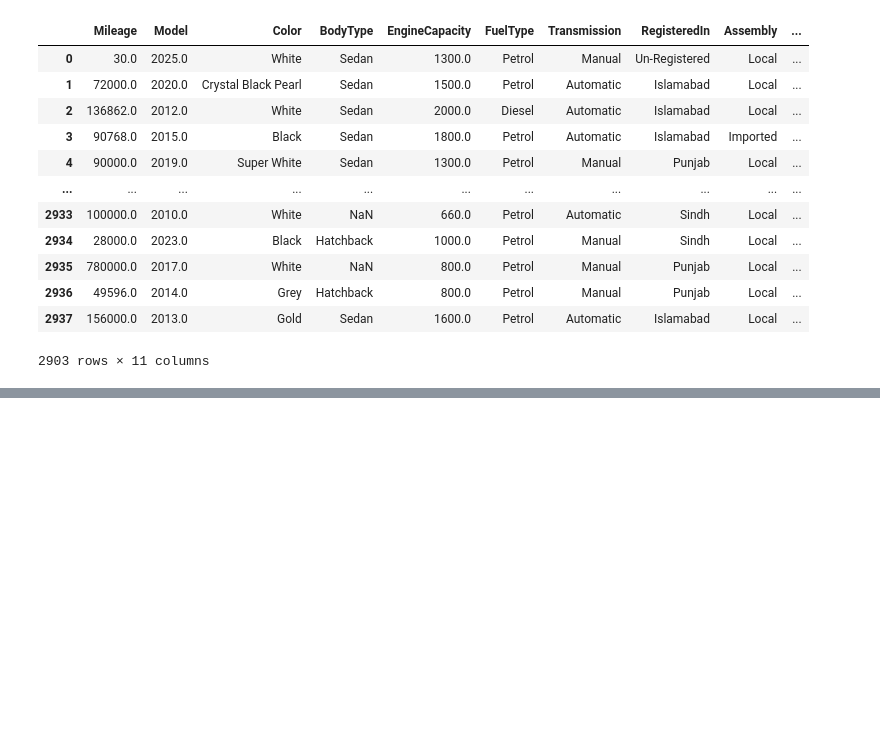
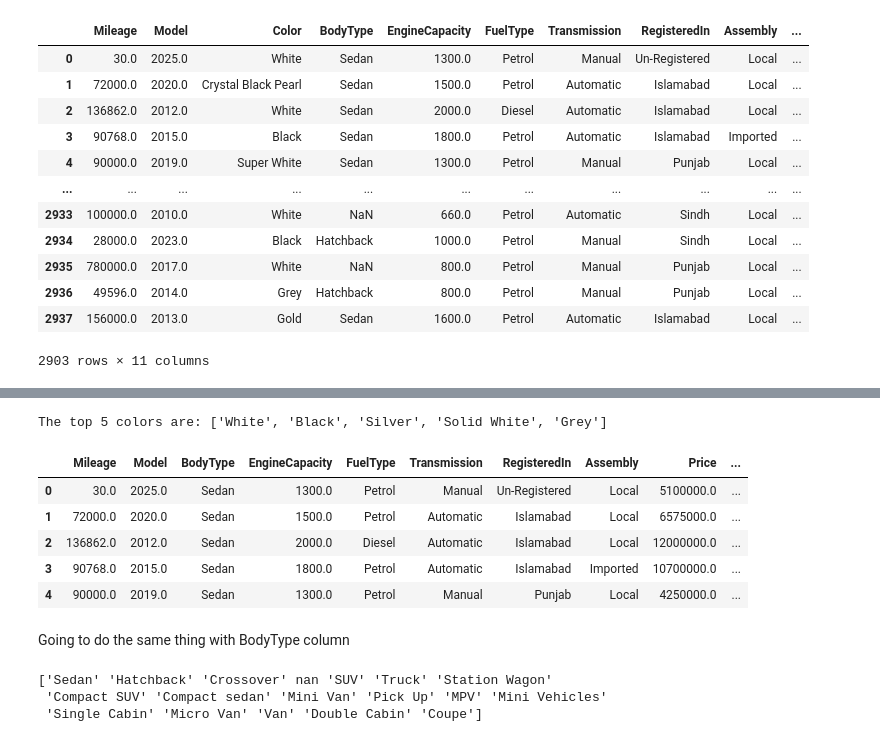
Before and after one commit to MujtabaAhmad21/pakistan-used-car-price-prediction, a Jupyter notebook: data-preprocessing.ipynb, the cells around one changed output, grey strips where cells are left out. Cells and saved outputs as stored; diff of their text form; code cells hidden in the pictures; blank space fills up the shorter version.

```diff
--- a/data-preprocessing.ipynb
+++ b/data-preprocessing.ipynb
@@ -145,0 +188,38 @@ df
+# %%
+top_5_colors = df['Color'].value_counts().head(5).index.tolist()
+
+print(f"The top 5 colors are: {top_5_colors}")
+# %% [output]
+The top 5 colors are: ['White', 'Black', 'Silver', 'Solid White', 'Grey']
+# %%
+# Create a new column for each of the top 5
+for color in top_5_colors:
+    df[f'Color_{color}'] = np.where(df['Color'] == color, 1, 0)
+
+# Create the 'Color_Other' column
+# np.where(condition, value_if_True, value_if_False)
+# Here, the condition is "is the car's color in our top 5 list?"
+# If True, it's NOT 'Other', so we put 0.
+# If False, it IS 'Other', so we put 1.
+df['Color_Other'] = np.where(df['Color'].isin(top_5_colors), 0, 1)
+# %%
+# Drop the original 'Color' column, as it's now been replaced
+df.drop('Color', axis=1, inplace=True)
+
+df.head()
+# %% [output]
+|  | Mileage | Model | BodyType | EngineCapacity | FuelType | Transmission | RegisteredIn | Assembly | Price | ... |
+| 0 | 30.0 | 2025.0 | Sedan | 1300.0 | Petrol | Manual | Un-Registered | Local | 5100000.0 | ... |
+| 1 | 72000.0 | 2020.0 | Sedan | 1500.0 | Petrol | Automatic | Islamabad | Local | 6575000.0 | ... |
+| 2 | 136862.0 | 2012.0 | Sedan | 2000.0 | Diesel | Automatic | Islamabad | Local | 12000000.0 | ... |
+| 3 | 90768.0 | 2015.0 | Sedan | 1800.0 | Petrol | Automatic | Islamabad | Imported | 10700000.0 | ... |
+| 4 | 90000.0 | 2019.0 | Sedan | 1300.0 | Petrol | Manual | Punjab | Local | 4250000.0 | ... |
+# %% [markdown]
+Going to do the same thing with BodyType column
+# %%
+unique_body_type = df['BodyType'].unique()
+print(unique_body_type)
+# %% [output]
+['Sedan' 'Hatchback' 'Crossover' nan 'SUV' 'Truck' 'Station Wagon'
+ 'Compact SUV' 'Compact sedan' 'Mini Van' 'Pick Up' 'MPV' 'Mini Vehicles'
+ 'Single Cabin' 'Micro Van' 'Van' 'Double Cabin' 'Coupe']
```
Also changed, not shown: parts of 16 cells of this notebook.
